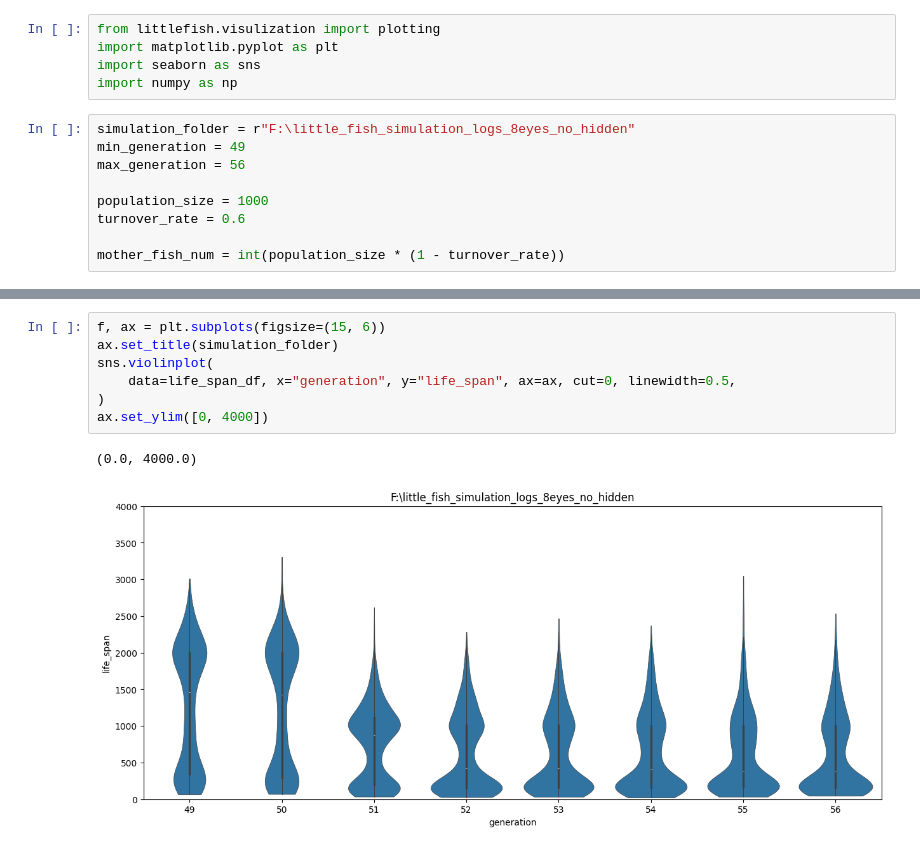
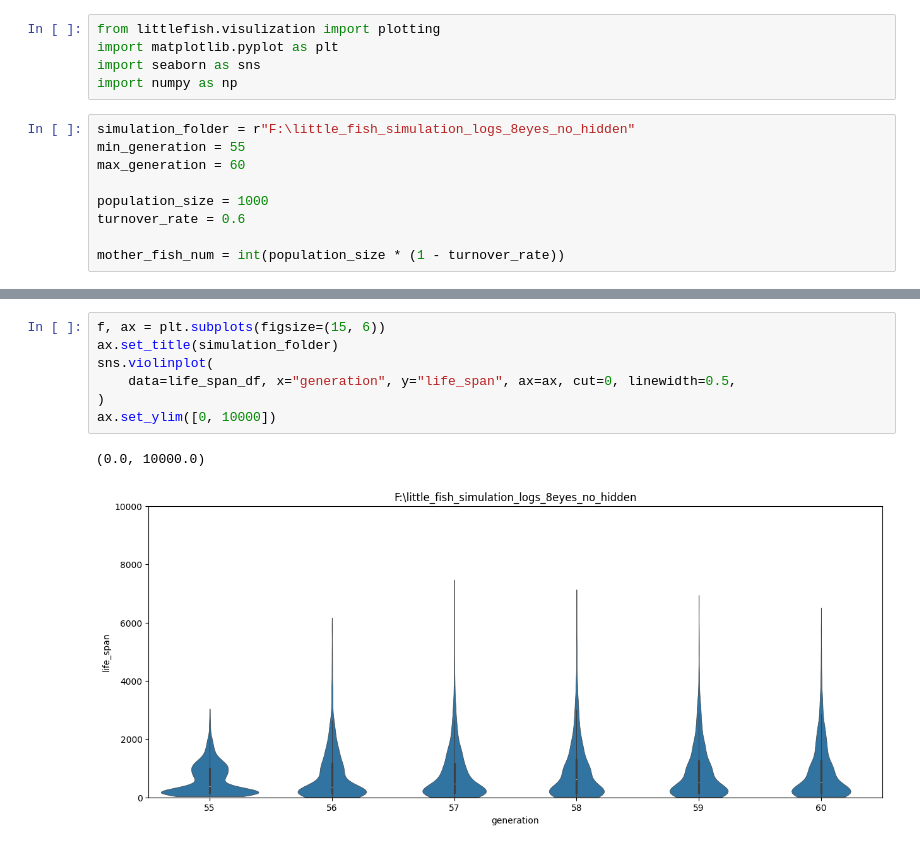
Before and after one commit to zhuangjun1981/littlefish, a Jupyter notebook: littlefish/scripts/for_visualization/040_evolution_life_spans_sim_8eyes_no_hidden.ipynb, the cells around one changed output, grey strips where cells are left out. Cells and saved outputs as stored; diff of their text form.

```diff
--- a/littlefish/scripts/for_visualization/040_evolution_life_spans_sim_8eyes_no_hidden.ipynb
+++ b/littlefish/scripts/for_visualization/040_evolution_life_spans_sim_8eyes_no_hidden.ipynb
@@ -5,8 +5,8 @@ import seaborn as sns
 import numpy as np
 # %%
 simulation_folder = r"F:\little_fish_simulation_logs_8eyes_no_hidden"
-min_generation = 49
-max_generation = 56
+min_generation = 55
+max_generation = 60
 
 population_size = 1000
 turnover_rate = 0.6
@@ -68,13 +66,13 @@ ax.legend()
 # %%
 f, ax = plt.subplots(figsize=(15, 6))
 ax.set_title(simulation_folder)
 sns.violinplot(
     data=life_span_df, x="generation", y="life_span", ax=ax, cut=0, linewidth=0.5,
 )
-ax.set_ylim([0, 4000])
+ax.set_ylim([0, 10000])
 # %% [output]
-(0.0, 4000.0)
+(0.0, 10000.0)
-[figure, old version]
+[figure, new version]
 # %%
 f, ax = plt.subplots(figsize=(10, 6))
 ax.set_title(simulation_folder)
```
Also changed, not shown: parts of 4 cells of this notebook, 3 other files.
